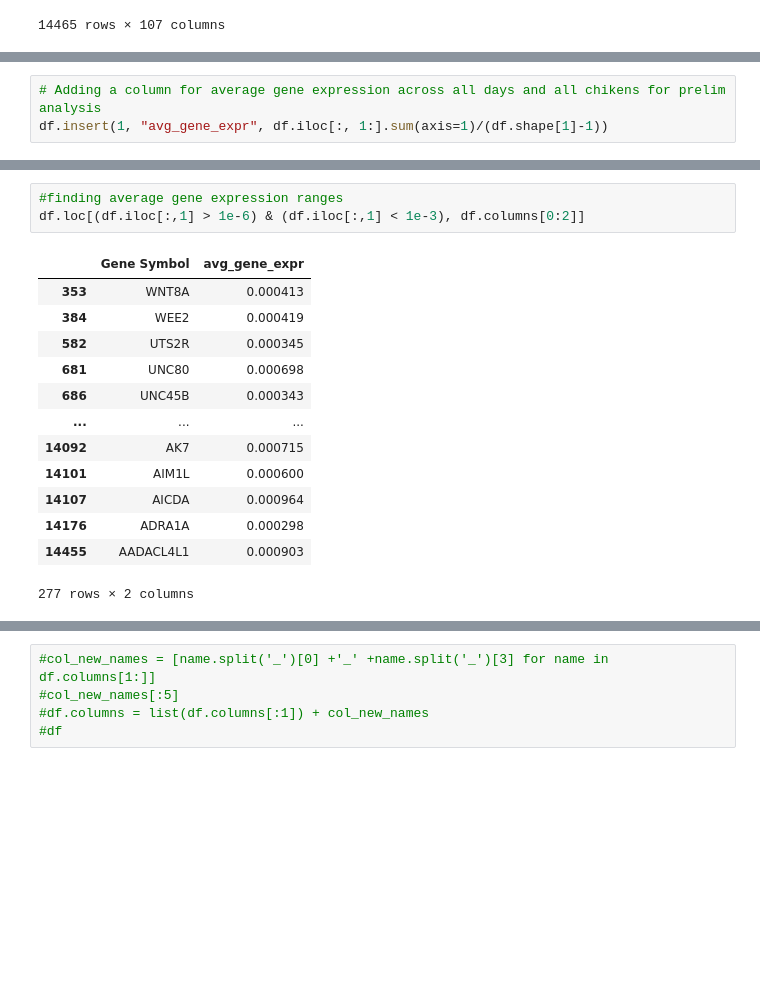
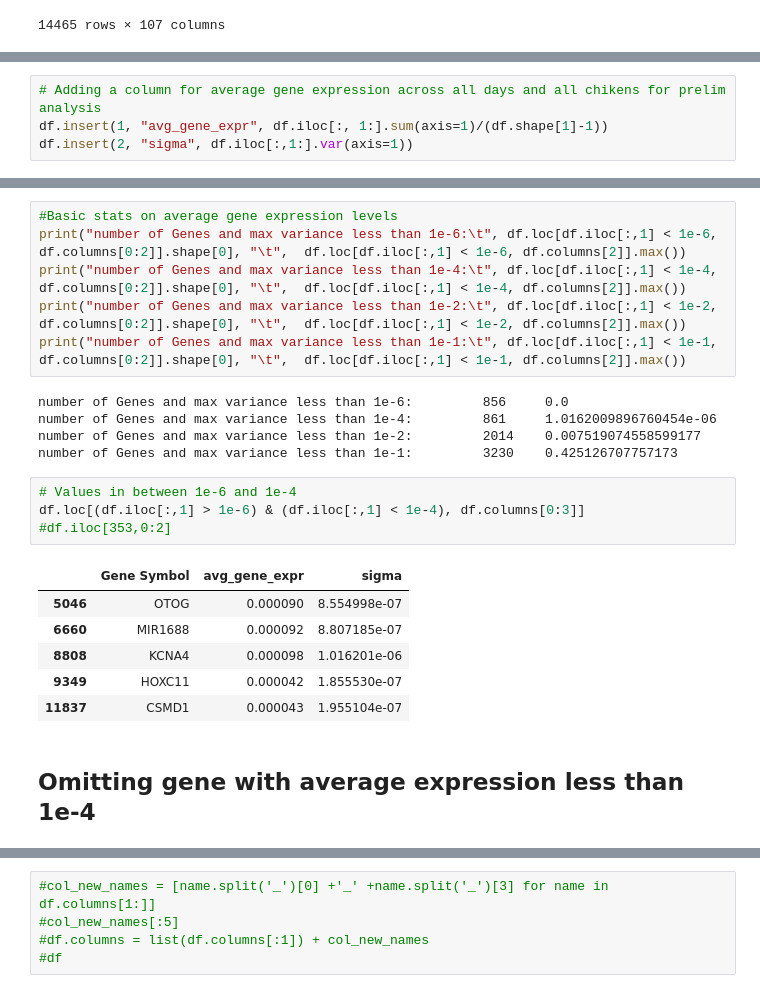
Before and after one commit to NSF-DARSE/YolktoFeed, a Jupyter notebook: JupyterNotebook/liverHEDI.ipynb, the cells around one changed output, grey strips where cells are left out. Saved outputs shown, nothing was run; the diff lists cells and outputs as text; blank space fills up the shorter version.

Commit message:
added gene filtering

```diff
--- a/JupyterNotebook/liverHEDI.ipynb
+++ b/JupyterNotebook/liverHEDI.ipynb
@@ -46,6 +51,7 @@ Checks to the implemented
 # %%
 # Adding a column for average gene expression across all days and all chikens for prelim analysis
 df.insert(1, "avg_gene_expr", df.iloc[:, 1:].sum(axis=1)/(df.shape[1]-1))
+df.insert(2, "sigma", df.iloc[:,1:].var(axis=1))
 # %%
 df
 # %% [output]
@@ -65,18 +71,25 @@ df
+# %%
+#Basic stats on average gene expression levels
+print("number of Genes and max variance less than 1e-6:\t", df.loc[df.iloc[:,1] < 1e-6, df.columns[0:2]].shape[0], "\t",  df.loc[df.iloc[:,1] < 1e-6, df.columns[2]].max())
+print("number of Genes and max variance less than 1e-4:\t", df.loc[df.iloc[:,1] < 1e-4, df.columns[0:2]].shape[0], "\t",  df.loc[df.iloc[:,1] < 1e-4, df.columns[2]].max())
+print("number of Genes and max variance less than 1e-2:\t", df.loc[df.iloc[:,1] < 1e-2, df.columns[0:2]].shape[0], "\t",  df.loc[df.iloc[:,1] < 1e-2, df.columns[2]].max())
+print("number of Genes and max variance less than 1e-1:\t", df.loc[df.iloc[:,1] < 1e-1, df.columns[0:2]].shape[0], "\t",  df.loc[df.iloc[:,1] < 1e-1, df.columns[2]].max())
+# %% [output]
+number of Genes and max variance less than 1e-6:         856     0.0
+number of Genes and max variance less than 1e-4:         861     1.0162009896760454e-06
+number of Genes and max variance less than 1e-2:         2014    0.007519074558599177
+number of Genes and max variance less than 1e-1:         3230    0.425126707757173
 # %%
-#finding average gene expression ranges
-df.loc[(df.iloc[:,1] > 1e-6) & (df.iloc[:,1] < 1e-3), df.columns[0:2]]
+# Values in between 1e-6 and 1e-4
+df.loc[(df.iloc[:,1] > 1e-6) & (df.iloc[:,1] < 1e-4), df.columns[0:3]]
+#df.iloc[353,0:2]
 # %% [output]
-|  | Gene Symbol | avg_gene_expr |
-| 353 | WNT8A | 0.000413 |
-| 384 | WEE2 | 0.000419 |
-| 582 | UTS2R | 0.000345 |
-| 681 | UNC80 | 0.000698 |
-| 686 | UNC45B | 0.000343 |
-| ... | ... | ... |
-| 14092 | AK7 | 0.000715 |
-| 14101 | AIM1L | 0.000600 |
-| 14107 | AICDA | 0.000964 |
-| 14176 | ADRA1A | 0.000298 |
-| 14455 | AADACL4L1 | 0.000903 |
+|  | Gene Symbol | avg_gene_expr | sigma |
+| 5046 | OTOG | 0.000090 | 8.554998e-07 |
+| 6660 | MIR1688 | 0.000092 | 8.807185e-07 |
+| 8808 | KCNA4 | 0.000098 | 1.016201e-06 |
+| 9349 | HOXC11 | 0.000042 | 1.855530e-07 |
+| 11837 | CSMD1 | 0.000043 | 1.955104e-07 |
-277 rows × 2 columns
+# %% [markdown]
+## Omitting gene with average expression less than 1e-4
 # %%
```
Also changed, not shown: parts of 8 cells of this notebook.
